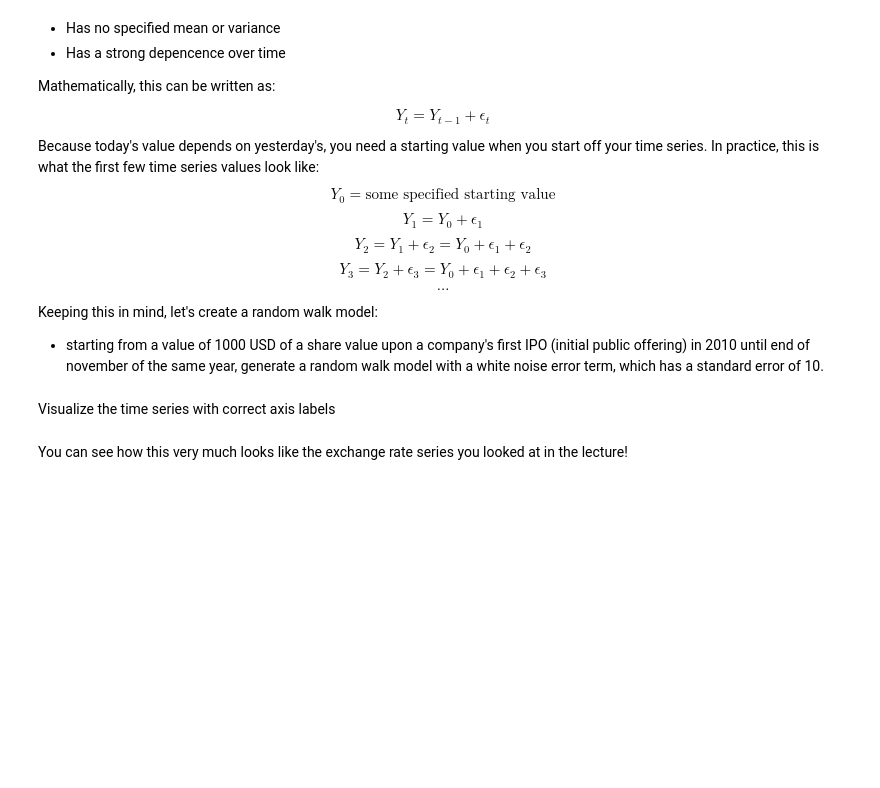
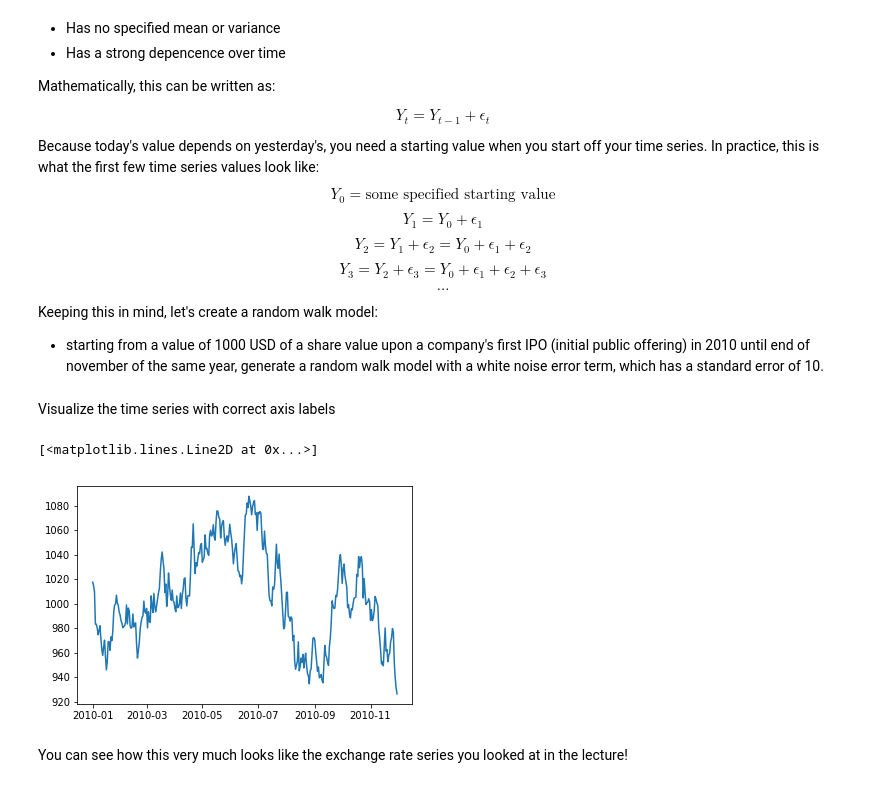
Before and after one commit to lewi0332/dsc-3-26-03-basic-time-series-models-lab-nyc-ds-career-012819, a Jupyter notebook: index.ipynb, the cells around one changed output. Saved outputs shown, nothing was run; the diff lists cells and outputs as text; code cells hidden in the pictures; blank space fills up the shorter version.

```diff
--- a/index.ipynb
+++ b/index.ipynb
@@ -134,6 +134,13 @@ shares_value = random_walk(1000, error)
 shares_series =  pd.Series(shares_value, index=dates2)
 # %% [markdown]
 Visualize the time series with correct axis labels
+# %%
+plt.plot(shares_series)
+plt.xlabel('Time')
+pl
+# %% [output]
+[<matplotlib.lines.Line2D at 0x...>]
+[figure, added]
 # %% [markdown]
 You can see how this very much looks like the exchange rate series you looked at in the lecture!
 # %% [markdown]
```
